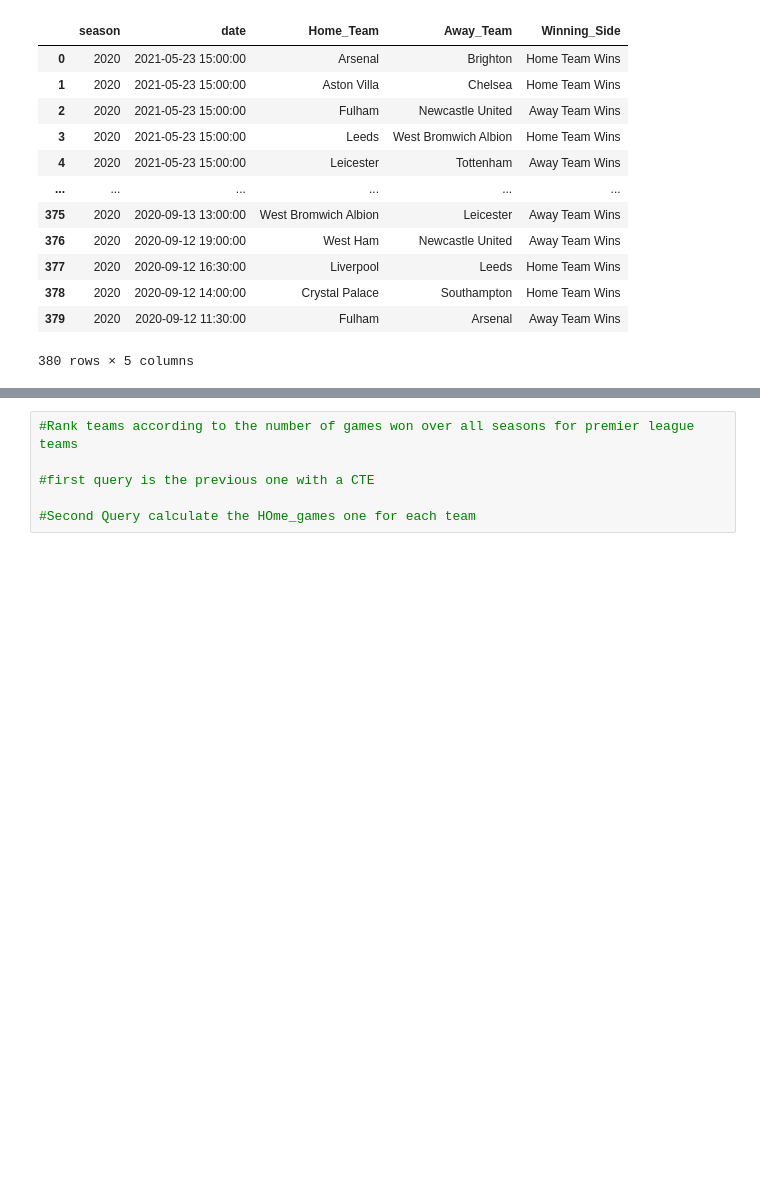
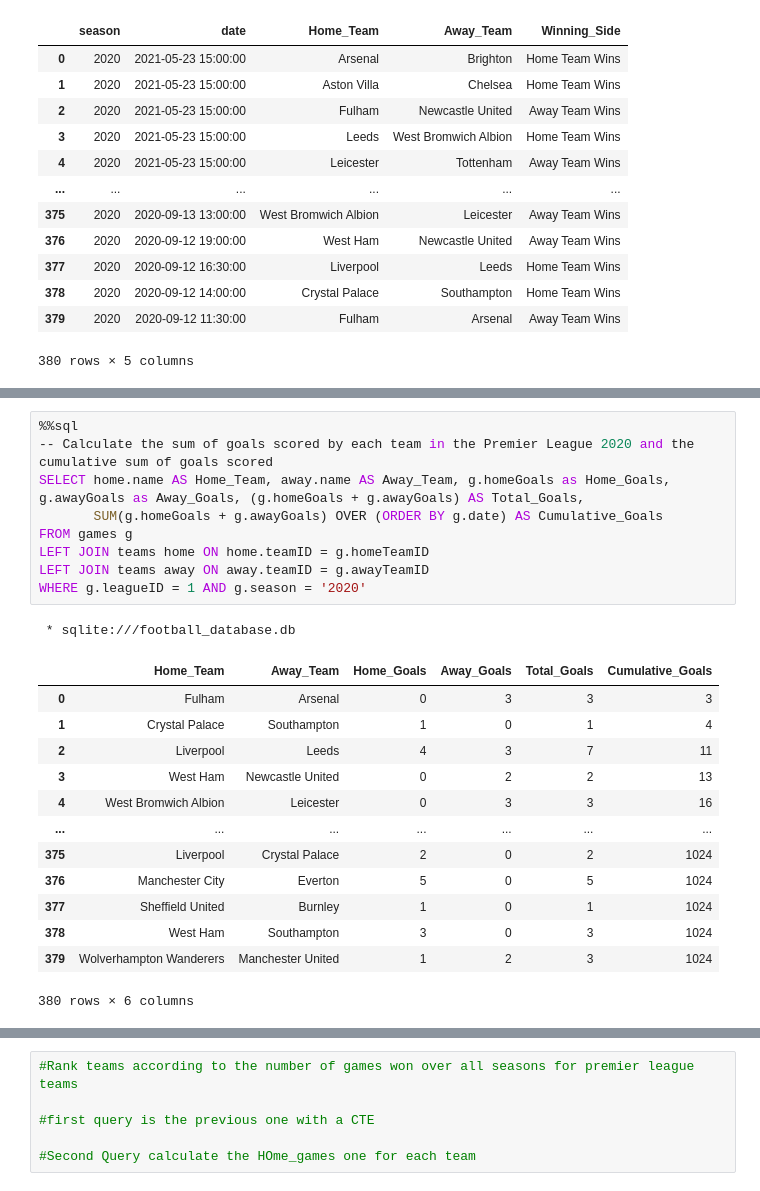
Before and after one commit to Zaki978/European-Soccer-SQL-Data-Project, a Jupyter notebook: EU Football SQL Project.ipynb, the cells around one changed output, grey strips where cells are left out. Saved outputs shown, nothing was run; the diff lists cells and outputs as text; blank space fills up the shorter version.

Commit message:
Adding more queries goals scored and players scoring

```diff
--- a/EU Football SQL Project.ipynb
+++ b/EU Football SQL Project.ipynb
@@ -326,3 +314,27 @@ ORDER BY g.date DESC;
 | 2658 | 2014 | 2014-08-16 15:00:00 | West Ham | Tottenham | Away Team Wins |
 | 2659 | 2014 | 2014-08-16 12:45:00 | Manchester United | Swansea | Away Team Wins |
 2660 rows × 5 columns
+# %%
+%%sql
+-- Calculate the sum of goals scored by each team in the Premier League 2020 and the cumulative sum of goals scored
+SELECT home.name AS Home_Team, away.name AS Away_Team, g.homeGoals as Home_Goals, g.awayGoals as Away_Goals, (g.homeGoals + g.awayGoals) AS Total_Goals,
+       SUM(g.homeGoals + g.awayGoals) OVER (ORDER BY g.date) AS Cumulative_Goals
+FROM games g
+LEFT JOIN teams home ON home.teamID = g.homeTeamID
+LEFT JOIN teams away ON away.teamID = g.awayTeamID
+WHERE g.leagueID = 1 AND g.season = '2020'
+# %% [output]
+ * sqlite:///football_database.db
+|  | Home_Team | Away_Team | Home_Goals | Away_Goals | Total_Goals | Cumulative_Goals |
+| 0 | Fulham | Arsenal | 0 | 3 | 3 | 3 |
+| 1 | Crystal Palace | Southampton | 1 | 0 | 1 | 4 |
+| 2 | Liverpool | Leeds | 4 | 3 | 7 | 11 |
+| 3 | West Ham | Newcastle United | 0 | 2 | 2 | 13 |
+| 4 | West Bromwich Albion | Leicester | 0 | 3 | 3 | 16 |
+| ... | ... | ... | ... | ... | ... | ... |
+| 375 | Liverpool | Crystal Palace | 2 | 0 | 2 | 1024 |
+| 376 | Manchester City | Everton | 5 | 0 | 5 | 1024 |
+| 377 | Sheffield United | Burnley | 1 | 0 | 1 | 1024 |
+| 378 | West Ham | Southampton | 3 | 0 | 3 | 1024 |
+| 379 | Wolverhampton Wanderers | Manchester United | 1 | 2 | 3 | 1024 |
+380 rows × 6 columns
```
Also changed, not shown: parts of 8 cells of this notebook.
